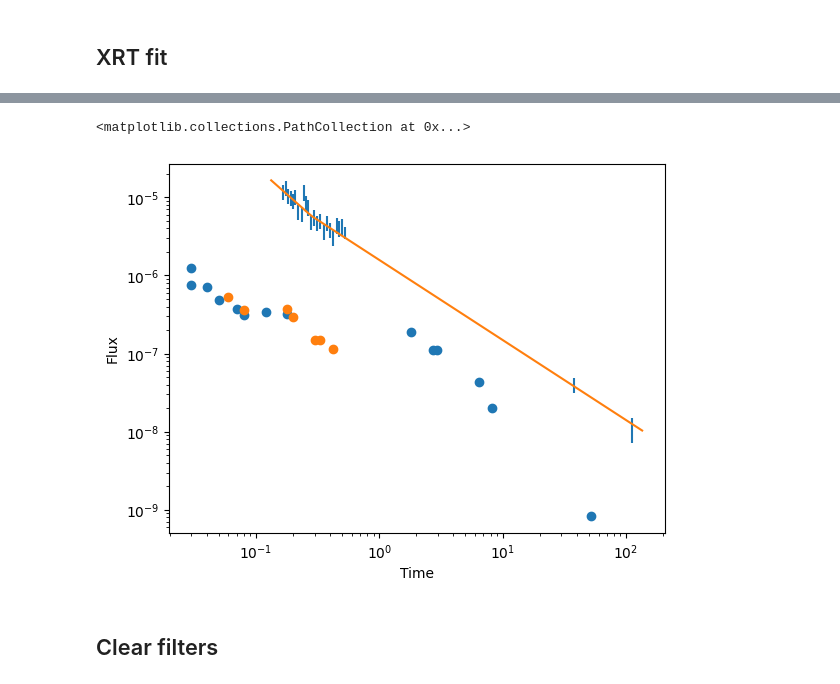
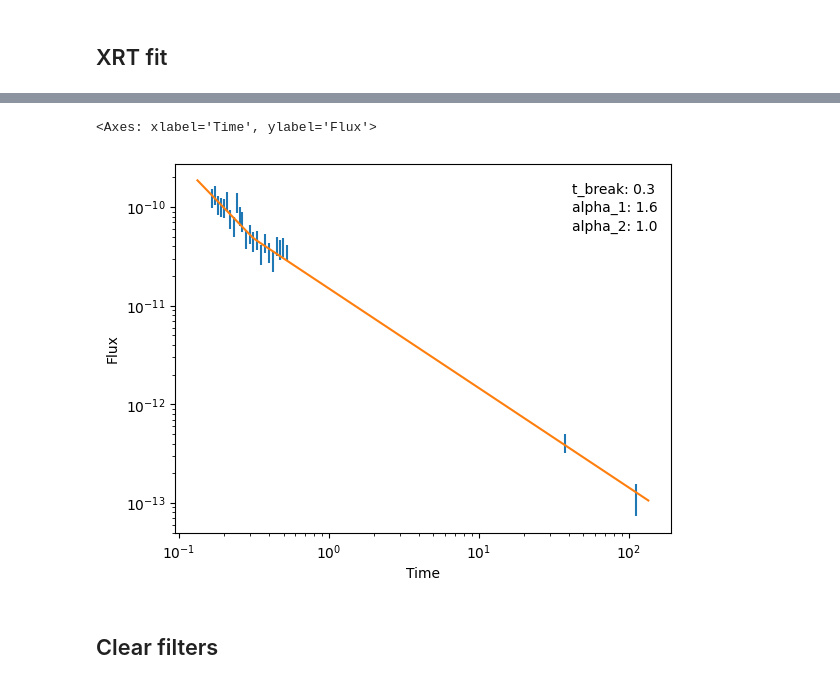
Before and after one commit to 7DimensionalTelescope/GRB251013C, a Jupyter notebook: run.ipynb, the cells around one changed output, grey strips where cells are left out. Cells and saved outputs as stored; diff of their text form; code cells hidden in the pictures.

```diff
--- a/run.ipynb
+++ b/run.ipynb
@@ -68,4 +109,4 @@ df_xrt = read_data("xrt")
 df_filtered = filter_data(df_xrt, exclude_time_range = (3e3,  1e4))
 y_err = np.array([max(np.abs(high), np.abs(low)) for high, low in zip(df_filtered["Flux_high"], df_filtered["Flux_low"])])
 alz_xrt = Analyzer(df_filtered["Time"][5:]/3600, df_filtered["Flux"][5:], broken_power_law, y_data_error=y_err[5:])
-alz_xrt.run(method="curve_fit")
+alz_xrt.run()
@@ -103,13 +194,13 @@ array([9.84399106e-08, 1.69057647e+00])
 # %%
 alz_xrt.plot_data()
-alz_xrt.plot_model()
-plt.scatter(df["Time"], df["flux_mJy"]/1e7)
-plt.scatter(alz_BBO.x_data, alz_BBO.y_data/1e7)
+alz_xrt.plot_model(show_param=True)
+# plt.scatter(df["Time"], df["flux_mJy"]/1e7)
+# plt.scatter(alz_BBO.x_data, alz_BBO.y_data/1e7)
 
 #plt.plot(df_xrt["Time"]/3600, df_xrt["Flux"])
 # %% [output]
-<matplotlib.collections.PathCollection at 0x...>
+<Axes: xlabel='Time', ylabel='Flux'>
-[figure, old version]
+[figure, new version]
 # %%
 from grb.functions import smooth_broken_power_law
 
```
Also changed, not shown: parts of 10 cells of this notebook, 26 other files.
